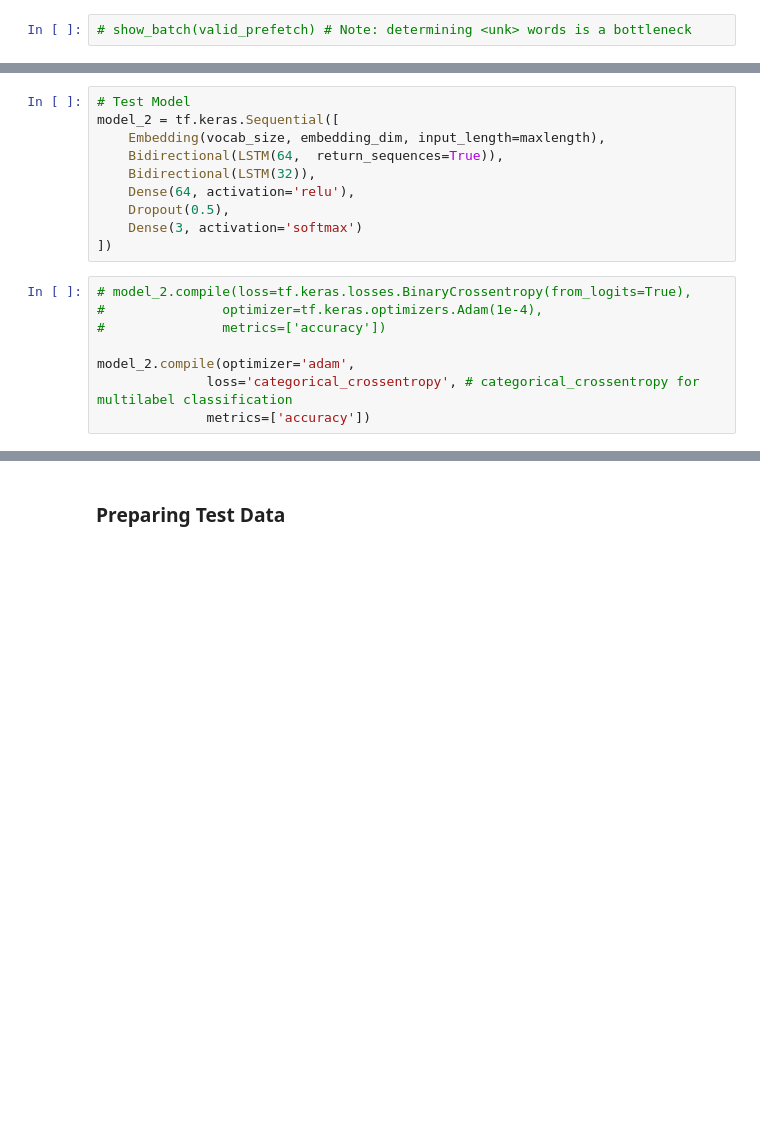
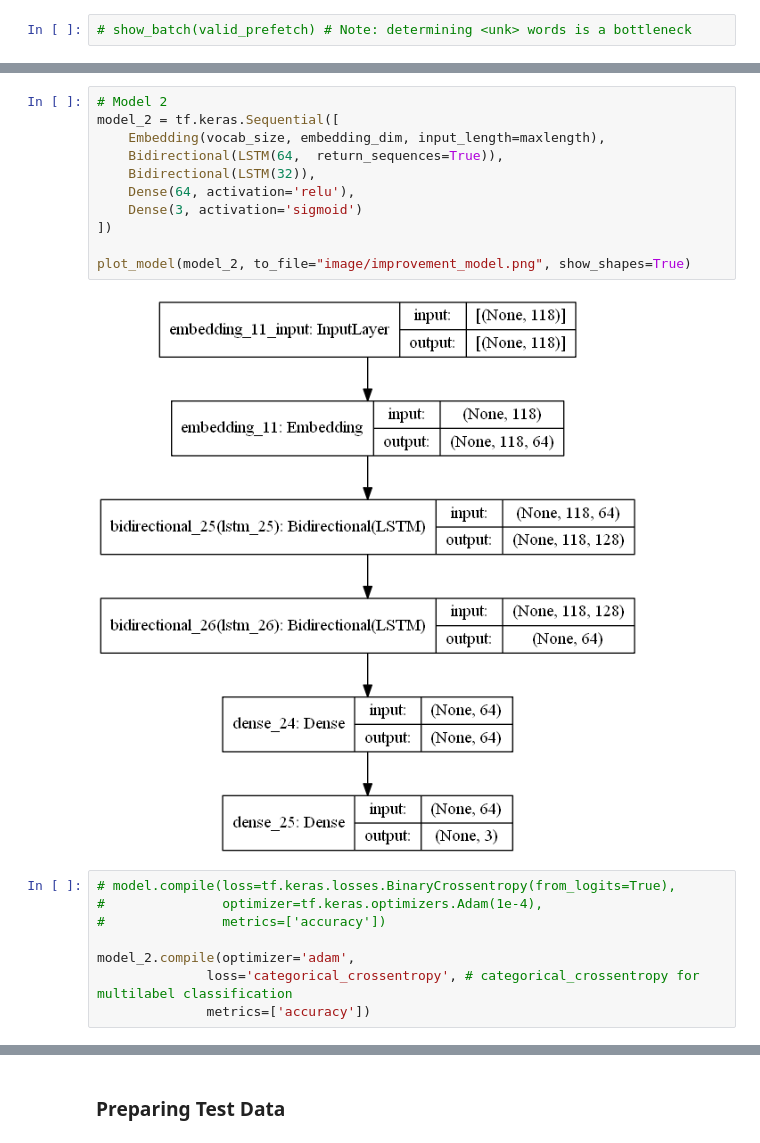
Before and after one commit to franklinhytw/NCCU_DL2021, a Jupyter notebook: Homework-4/HW4.ipynb, the cells around one changed output, grey strips where cells are left out. Saved outputs shown, nothing was run; the diff lists cells and outputs as text; blank space fills up the shorter version.

```diff
--- a/Homework-4/HW4.ipynb
+++ b/Homework-4/HW4.ipynb
@@ -264,15 +261,18 @@ class Linear(Layer):
 # %%
-# Test Model
+# Model 2
 model_2 = tf.keras.Sequential([
     Embedding(vocab_size, embedding_dim, input_length=maxlength),
     Bidirectional(LSTM(64,  return_sequences=True)),
     Bidirectional(LSTM(32)),
     Dense(64, activation='relu'),
-    Dropout(0.5),
-    Dense(3, activation='softmax')
+    Dense(3, activation='sigmoid')
 ])
+
+plot_model(model_2, to_file="image/improvement_model.png", show_shapes=True)
+# %% [output]
+[figure, added]
 # %%
-# model_2.compile(loss=tf.keras.losses.BinaryCrossentropy(from_logits=True),
+# model.compile(loss=tf.keras.losses.BinaryCrossentropy(from_logits=True),
 #               optimizer=tf.keras.optimizers.Adam(1e-4),
 #               metrics=['accuracy'])
 
```
Also changed, not shown: parts of 40 cells of this notebook, 12 other files.
